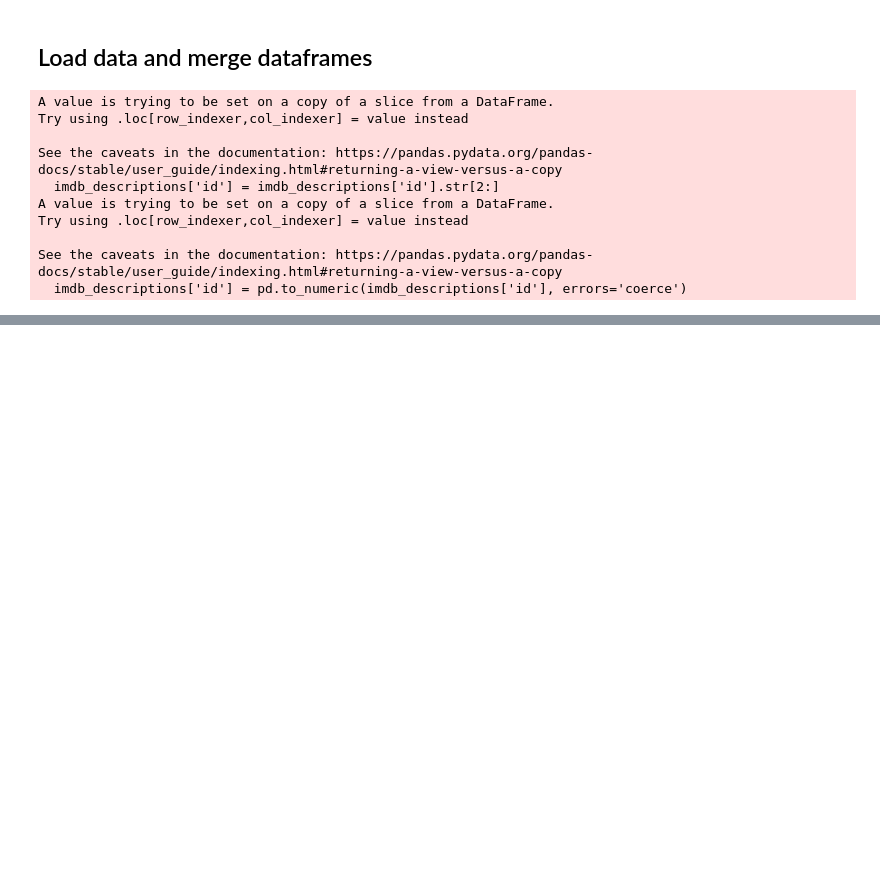
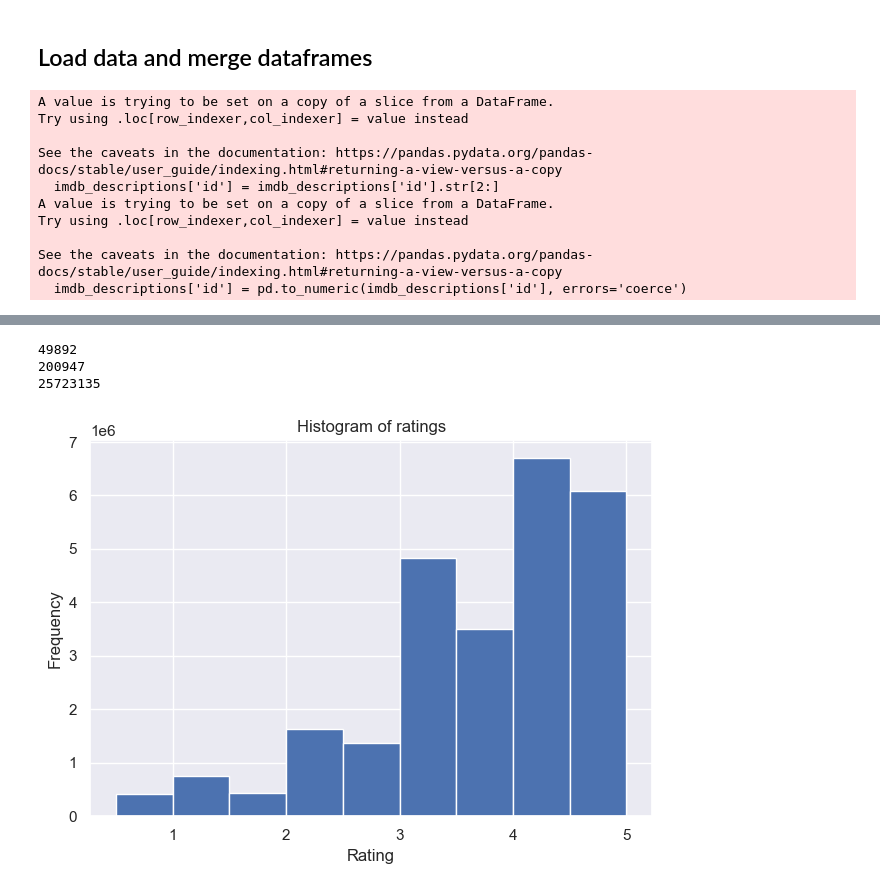
Before and after one commit to radziko/ctds_02807, a Jupyter notebook: get_data.ipynb, the cells around one changed output, grey strips where cells are left out. Drawn from its saved outputs; the diff is of its cells as text; code cells hidden in the pictures; blank space fills up the shorter version.

```diff
--- a/get_data.ipynb
+++ b/get_data.ipynb
@@ -83,0 +157,24 @@ ml_movies_description.to_csv('data/movies_with_description.csv', index=False)
+# %%
+#merge the ratings with the movies
+ratings_with_description = ml_ratings.merge(ml_movies_description, left_on='movieId', right_on='movieId', how='inner')
+# %%
+# count unique movies, users, ratings
+print(ratings_with_description['movieId'].nunique())
+print(ratings_with_description['userId'].nunique())
+print(len(ratings_with_description))
+# %% [output]
+49892
+200947
+25723135
+# %%
+#histogram over ratings
+
+plt.hist(ratings_with_description['rating'], bins=9)
+plt.xlabel('Rating')
+plt.ylabel('Frequency')
+plt.title('Histogram of ratings')
+plt.tight_layout()
+plt.savefig('figs/histogram_ratings.png')
+plt.show()
+# %% [output]
+[figure, added]
```
Also changed, not shown: parts of 11 cells of this notebook, 2 other files.
